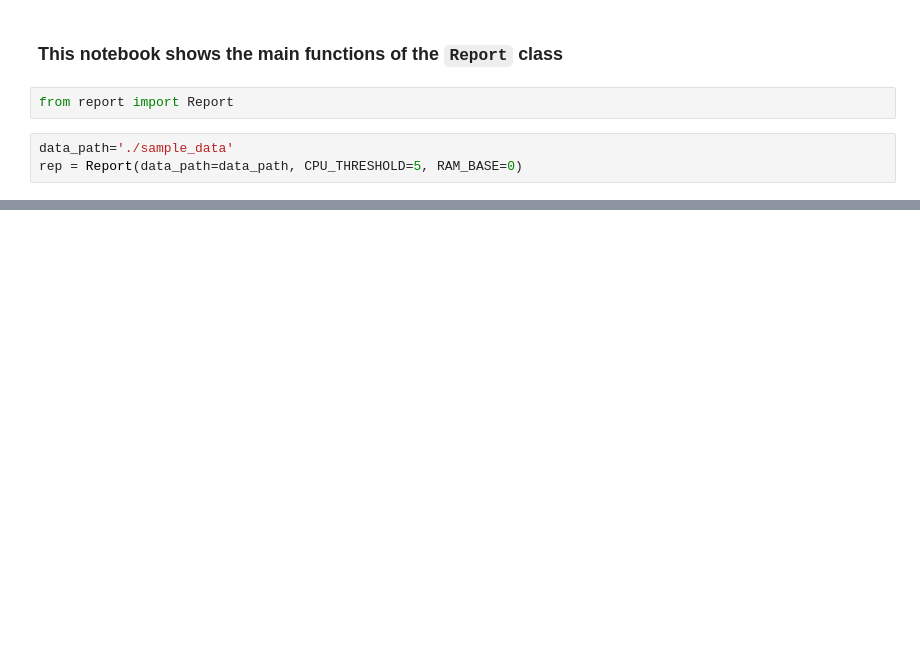
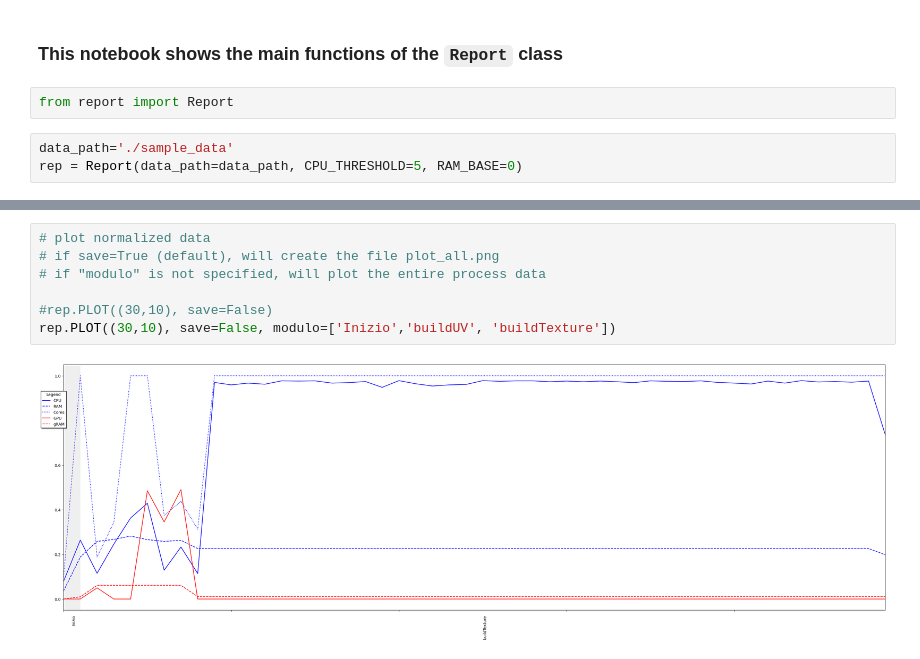
Before and after one commit to ICSC-Spoke3/HaMMon-UAV-digital-twin, a Jupyter notebook: reports/report.ipynb, the cells around one changed output, grey strips where cells are left out. Cells and saved outputs as stored; diff of their text form; blank space fills up the shorter version.

Commit message:
"modulo" selection option in plots

```diff
--- a/reports/report.ipynb
+++ b/reports/report.ipynb
@@ -32 +42,10 @@ rep.export()
+# %%
+# plot normalized data
+# if save=True (default), will create the file plot_all.png
+# if "modulo" is not specified, will plot the entire process data
+
+#rep.PLOT((30,10), save=False)
+rep.PLOT((30,10), save=False, modulo=['Inizio','buildUV', 'buildTexture'])
+# %% [output]
+[figure, added]
 # %%
```
Also changed, not shown: parts of 6 cells of this notebook, 1 other file.
